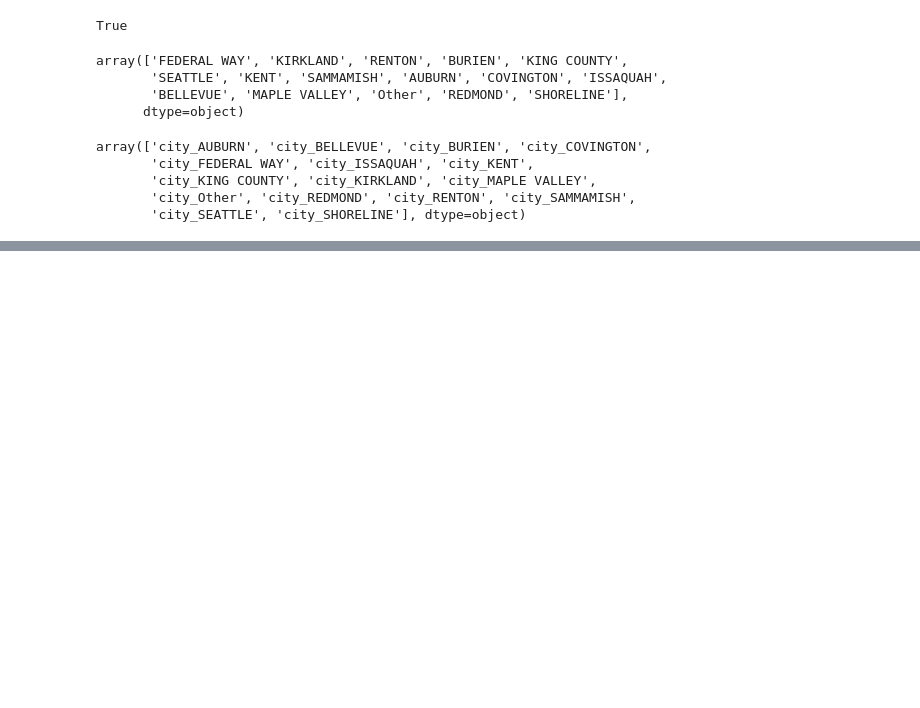
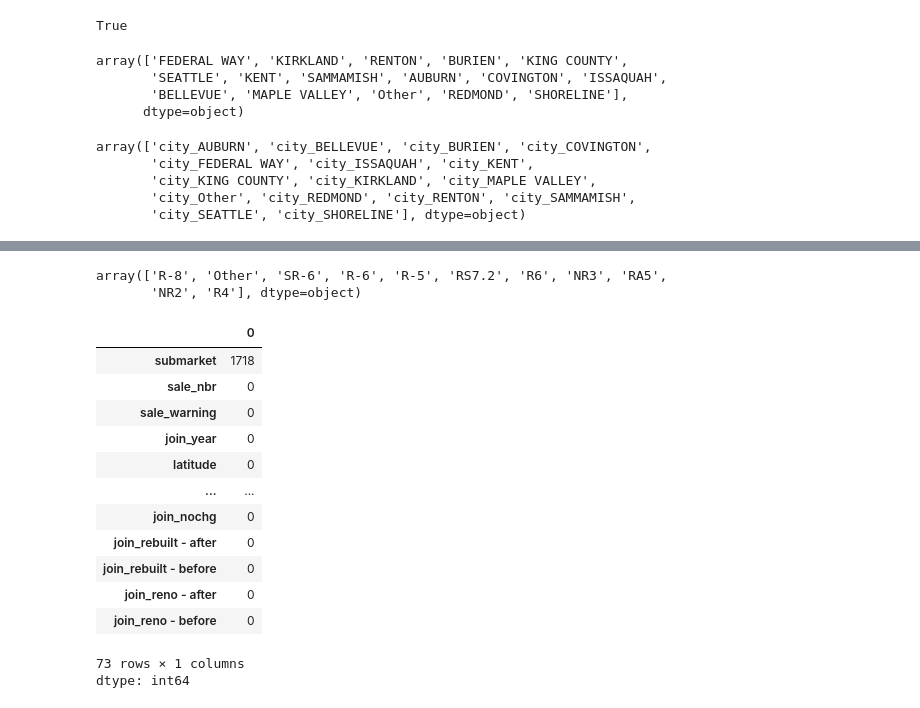
Before and after one commit to Aum-Patel1234/Machine-Learning, a Jupyter notebook: house price range prediction/house_price_data.ipynb, the cells around one changed output, grey strips where cells are left out. Cells and saved outputs as stored; diff of their text form; code cells hidden in the pictures; blank space fills up the shorter version.

```diff
--- a/house price range prediction/house_price_data.ipynb
+++ b/house price range prediction/house_price_data.ipynb
@@ -656,0 +718,34 @@ pi_upper[0], pi_lower[0]
+# %%
+test_df['zoning_top10'] = test_df['zoning'].where(test_df['zoning'].isin(top_10_zones), other='Other')
+test_df['zoning_top10'].unique()
+# %% [output]
+array(['R-8', 'Other', 'SR-6', 'R-6', 'R-5', 'RS7.2', 'R6', 'NR3', 'RA5',
+       'NR2', 'R4'], dtype=object)
+# %%
+test_df1 = test_df.copy()
+# %%
+zoning_ohe = pd.get_dummies(test_df1['zoning_top10'], prefix='zoning')
+test_df1 = pd.concat([test_df1, zoning_ohe], axis=1)
+# %%
+join_dummies = pd.get_dummies(test_df1['join_status'], prefix='join')
+test_df1 = pd.concat([test_df1, join_dummies], axis=1)
+test_df1 = test_df1.drop(['join_status', 'join_new'], axis=1)
+# %%
+test_df2 = test_df1.drop('subdivision', axis=1)
+# %%
+test_df2.isna().sum().sort_values(ascending=False)
+# %% [output]
+|  | 0 |
+| submarket | 1718 |
+| sale_nbr | 0 |
+| sale_warning | 0 |
+| join_year | 0 |
+| latitude | 0 |
+| ... | ... |
+| join_nochg | 0 |
+| join_rebuilt - after | 0 |
+| join_rebuilt - before | 0 |
+| join_reno - after | 0 |
+| join_reno - before | 0 |
+73 rows × 1 columns
+dtype: int64
```
Also changed, not shown: parts of 60 cells of this notebook.
